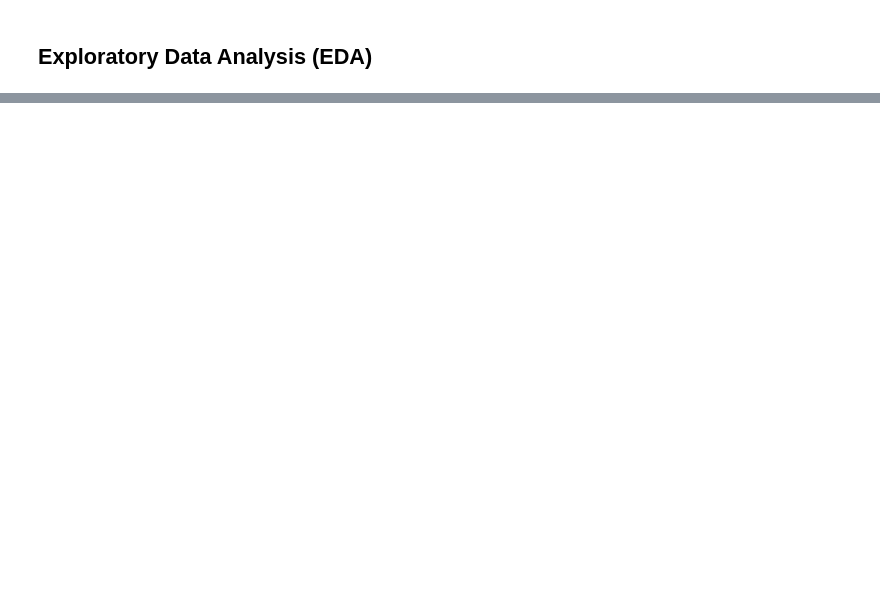
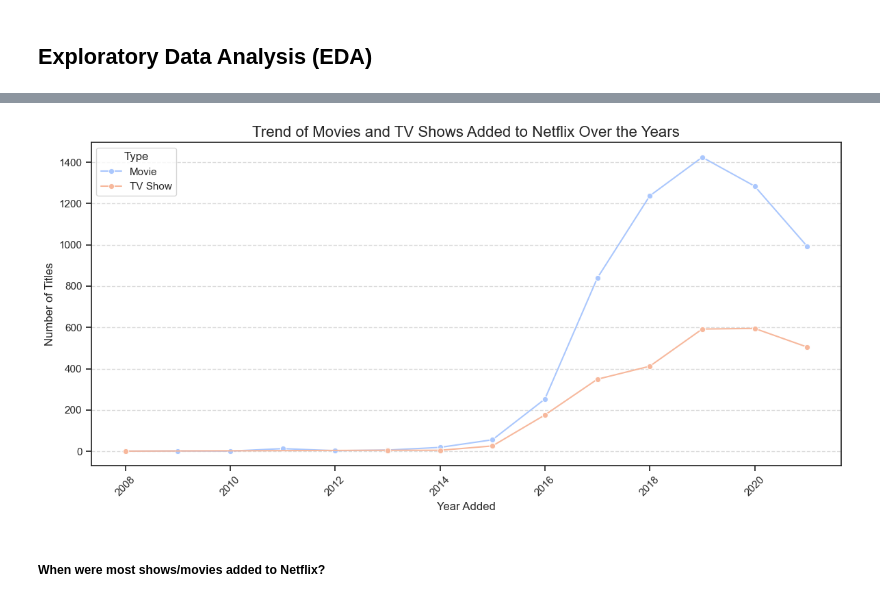
Before and after one commit to tiimmyData/netflixAnalysis, a Jupyter notebook: index.ipynb, the cells around one changed output, grey strips where cells are left out. Cells and saved outputs as stored; diff of their text form; code cells hidden in the pictures; blank space fills up the shorter version.

```diff
--- a/index.ipynb
+++ b/index.ipynb
@@ -67,0 +190,30 @@ data.isnull().sum() # checking for null values
+# %%
+
+# Ensure 'date_added' is in datetime format
+data['date_added'] = pd.to_datetime(data['date_added'], errors='coerce')
+
+# Extract the year from 'date_added'
+data['year_added'] = data['date_added'].dt.year
+
+# Group by 'year_added' and 'type' to count the number of entries
+content_trend = data.groupby(['year_added', 'type']).size().reset_index(name='count')
+
+# Create a line plot
+plt.figure(figsize=(12, 6))
+sns.lineplot(data=content_trend, x='year_added', y='count', hue='type', marker='o', palette='coolwarm')
+
+# Customize the plot
+plt.title('Trend of Movies and TV Shows Added to Netflix Over the Years', fontsize=16)
+plt.xlabel('Year Added', fontsize=12)
+plt.ylabel('Number of Titles', fontsize=12)
+plt.xticks(rotation=45)
+plt.legend(title='Type', loc='upper left')
+plt.grid(axis='y', linestyle='--', alpha=0.7)
+
+# Show the plot
+plt.tight_layout()
+plt.show()
+# %% [output]
+[figure, added]
+# %% [markdown]
+##### When were most shows/movies added to Netflix?
```
Also changed, not shown: parts of 14 cells of this notebook.
